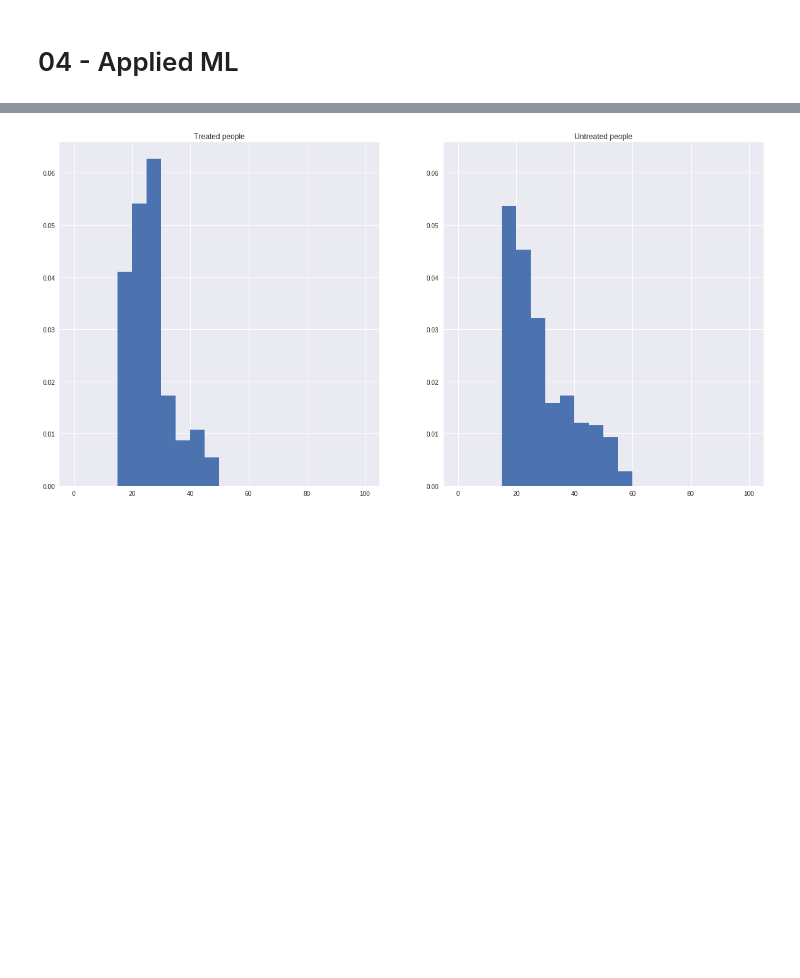
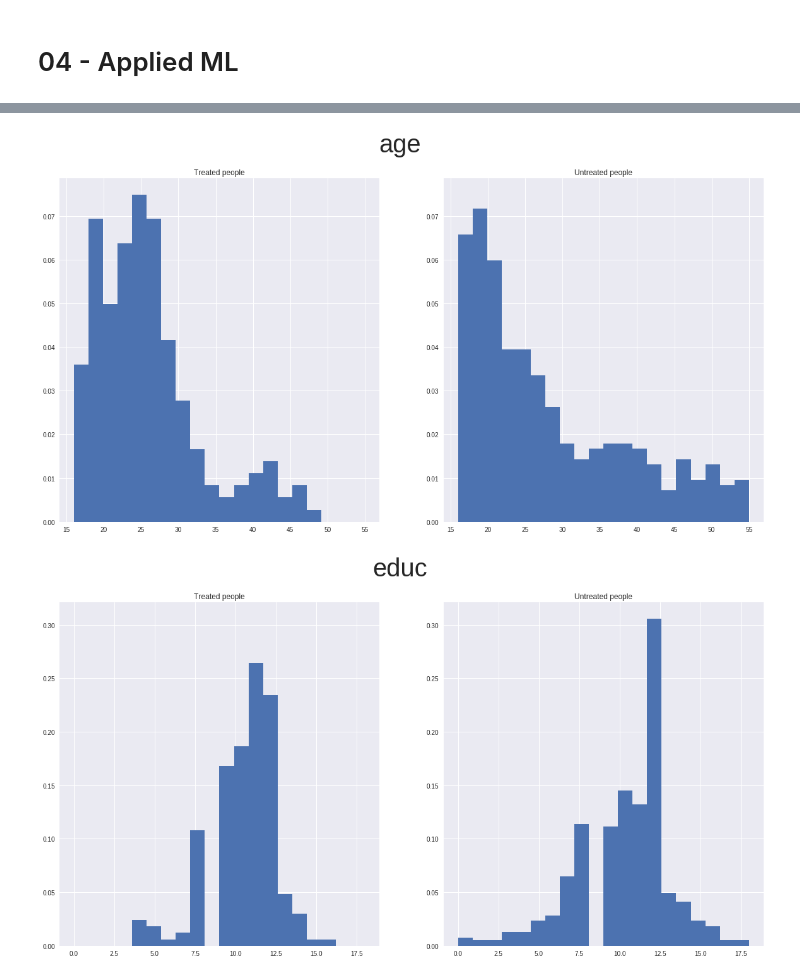
Before and after one commit to brunowicht/ada_project, a Jupyter notebook: 04 - Applied ML/Homework4.ipynb, the cells around one changed output, grey strips where cells are left out. Cells and saved outputs as stored; diff of their text form; code cells hidden in the pictures; blank space fills up the shorter version.

```diff
--- a/04 - Applied ML/Homework4.ipynb
+++ b/04 - Applied ML/Homework4.ipynb
@@ -48,11 +46,6 @@ plot_feature("re78")
-# %%
-plt.figure(figsize=(20,10))
-ax = plt.subplot(1,2,1)
-plt.hist(data_treated["age"], normed=True, bins=20, range=(0, 100))
-plt.title("Treated people")
-plt.subplot(1,2,2, sharey=ax)
-plt.title("Untreated people")
-plt.hist(data_untreated["age"], normed=True, bins=20, range=(0, 100))
-plt.show()
-# %% [output]
-[figure, removed]
+# %%
+for col in ["age", "educ", "black", "hispan", "married", "nodegree", "re74", "re75"]:
+    plot_feature(col)
+# %% [output]
+[figure, added]
+[figure, added]
```
Also changed, not shown: parts of 2 cells of this notebook.
